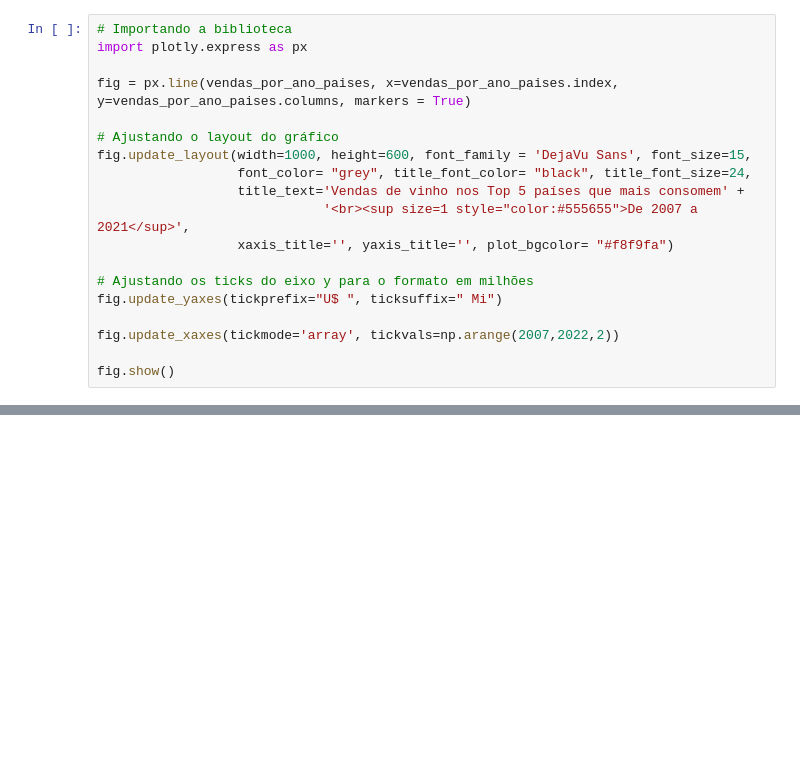
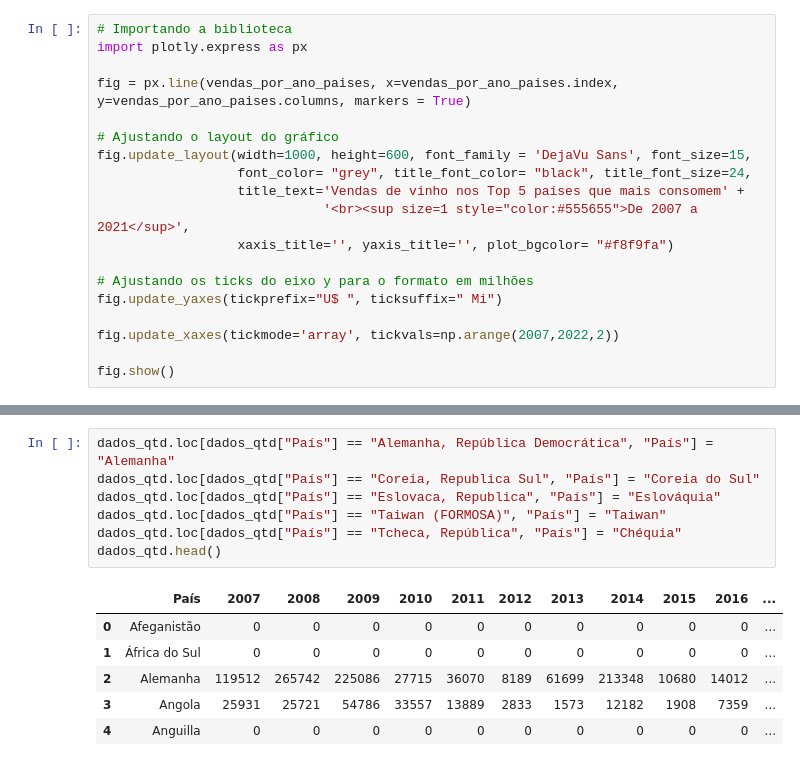
Before and after one commit to afonsosr2/techchallenge-grupo51, a Jupyter notebook: Desafio-vinhos.ipynb, the cells around one changed output, grey strips where cells are left out. Saved outputs shown, nothing was run; the diff lists cells and outputs as text; blank space fills up the shorter version.

```diff
--- a/Desafio-vinhos.ipynb
+++ b/Desafio-vinhos.ipynb
@@ -322,0 +343,14 @@ fig.show()
+# %%
+dados_qtd.loc[dados_qtd["País"] == "Alemanha, República Democrática", "País"] = "Alemanha"
+dados_qtd.loc[dados_qtd["País"] == "Coreia, Republica Sul", "País"] = "Coreia do Sul"
+dados_qtd.loc[dados_qtd["País"] == "Eslovaca, Republica", "País"] = "Eslováquia"
+dados_qtd.loc[dados_qtd["País"] == "Taiwan (FORMOSA)", "País"] = "Taiwan"
+dados_qtd.loc[dados_qtd["País"] == "Tcheca, República", "País"] = "Chéquia"
+dados_qtd.head()
+# %% [output]
+|  | País | 2007 | 2008 | 2009 | 2010 | 2011 | 2012 | 2013 | 2014 | 2015 | 2016 | ... |
+| 0 | Afeganistão | 0 | 0 | 0 | 0 | 0 | 0 | 0 | 0 | 0 | 0 | ... |
+| 1 | África do Sul | 0 | 0 | 0 | 0 | 0 | 0 | 0 | 0 | 0 | 0 | ... |
+| 2 | Alemanha | 119512 | 265742 | 225086 | 27715 | 36070 | 8189 | 61699 | 213348 | 10680 | 14012 | ... |
+| 3 | Angola | 25931 | 25721 | 54786 | 33557 | 13889 | 2833 | 1573 | 12182 | 1908 | 7359 | ... |
+| 4 | Anguilla | 0 | 0 | 0 | 0 | 0 | 0 | 0 | 0 | 0 | 0 | ... |
```
Also changed, not shown: parts of 14 cells of this notebook.
